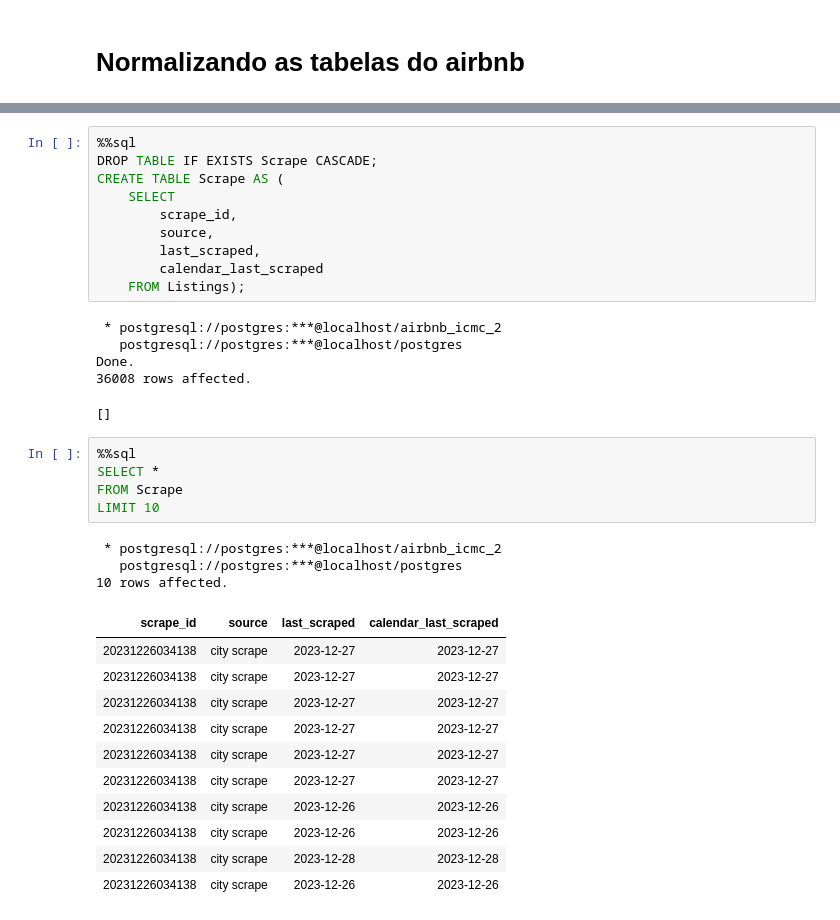
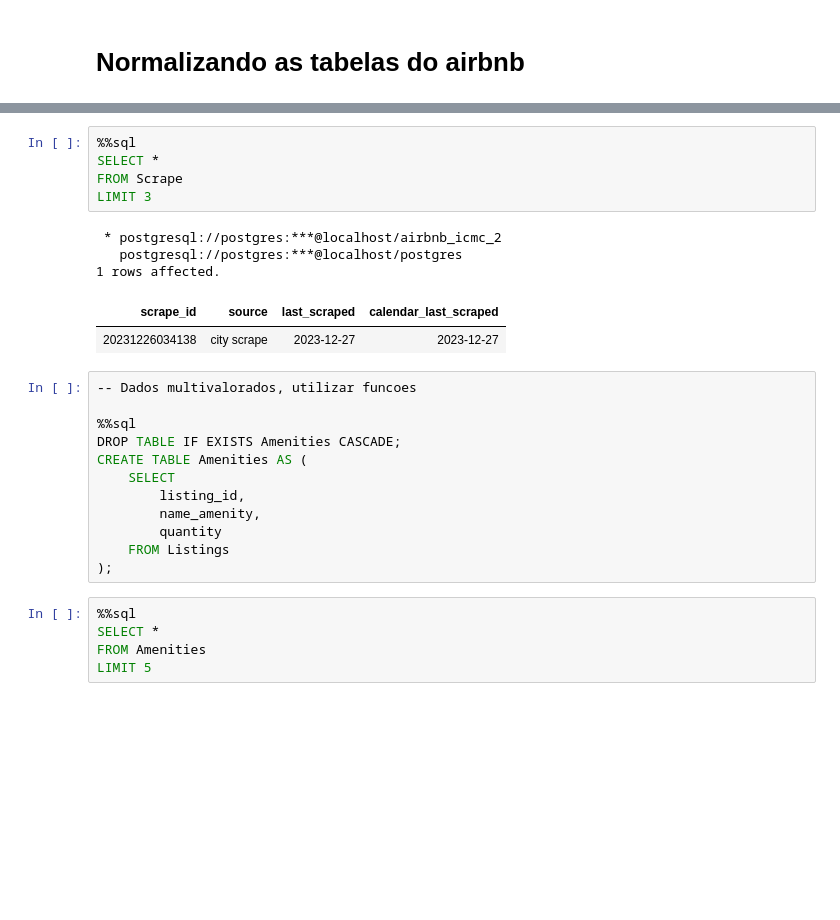
Before and after one commit to LeonardoIshida/airbnb-database-case-study, a Jupyter notebook: trabalho-2/airbnb.ipynb, the cells around one changed output, grey strips where cells are left out. Saved outputs shown, nothing was run; the diff lists cells and outputs as text; blank space fills up the shorter version.

```diff
--- a/trabalho-2/airbnb.ipynb
+++ b/trabalho-2/airbnb.ipynb
@@ -257,36 +321,28 @@ LIMIT 10
+# %%
+%%sql
+SELECT *
+FROM Scrape
+LIMIT 3
+# %% [output]
+ * postgresql://postgres:***@localhost/airbnb_icmc_2
+   postgresql://postgres:***@localhost/postgres
+1 rows affected.
+| scrape_id | source | last_scraped | calendar_last_scraped |
+| 20231226034138 | city scrape | 2023-12-27 | 2023-12-27 |
 # %%
+-- Dados multivalorados, utilizar funcoes
+
 %%sql
-DROP TABLE IF EXISTS Scrape CASCADE;
-CREATE TABLE Scrape AS (
+DROP TABLE IF EXISTS Amenities CASCADE;
+CREATE TABLE Amenities AS (
     SELECT
-        scrape_id,
-        source,
-        last_scraped,
-        calendar_last_scraped
-    FROM Listings);
+        listing_id,
+        name_amenity,
+        quantity
+    FROM Listings
+);
-# %% [output]
- * postgresql://postgres:***@localhost/airbnb_icmc_2
-   postgresql://postgres:***@localhost/postgres
-Done.
-36008 rows affected.
-[]
 # %%
 %%sql
 SELECT *
-FROM Scrape
-LIMIT 10
+FROM Amenities
+LIMIT 5
-# %% [output]
- * postgresql://postgres:***@localhost/airbnb_icmc_2
-   postgresql://postgres:***@localhost/postgres
-10 rows affected.
-| scrape_id | source | last_scraped | calendar_last_scraped |
-| 20231226034138 | city scrape | 2023-12-27 | 2023-12-27 |
-| 20231226034138 | city scrape | 2023-12-27 | 2023-12-27 |
-| 20231226034138 | city scrape | 2023-12-27 | 2023-12-27 |
-| 20231226034138 | city scrape | 2023-12-27 | 2023-12-27 |
-| 20231226034138 | city scrape | 2023-12-27 | 2023-12-27 |
-| 20231226034138 | city scrape | 2023-12-27 | 2023-12-27 |
-| 20231226034138 | city scrape | 2023-12-26 | 2023-12-26 |
-| 20231226034138 | city scrape | 2023-12-26 | 2023-12-26 |
-| 20231226034138 | city scrape | 2023-12-28 | 2023-12-28 |
-| 20231226034138 | city scrape | 2023-12-26 | 2023-12-26 |
```
Also changed, not shown: parts of 28 cells of this notebook.
